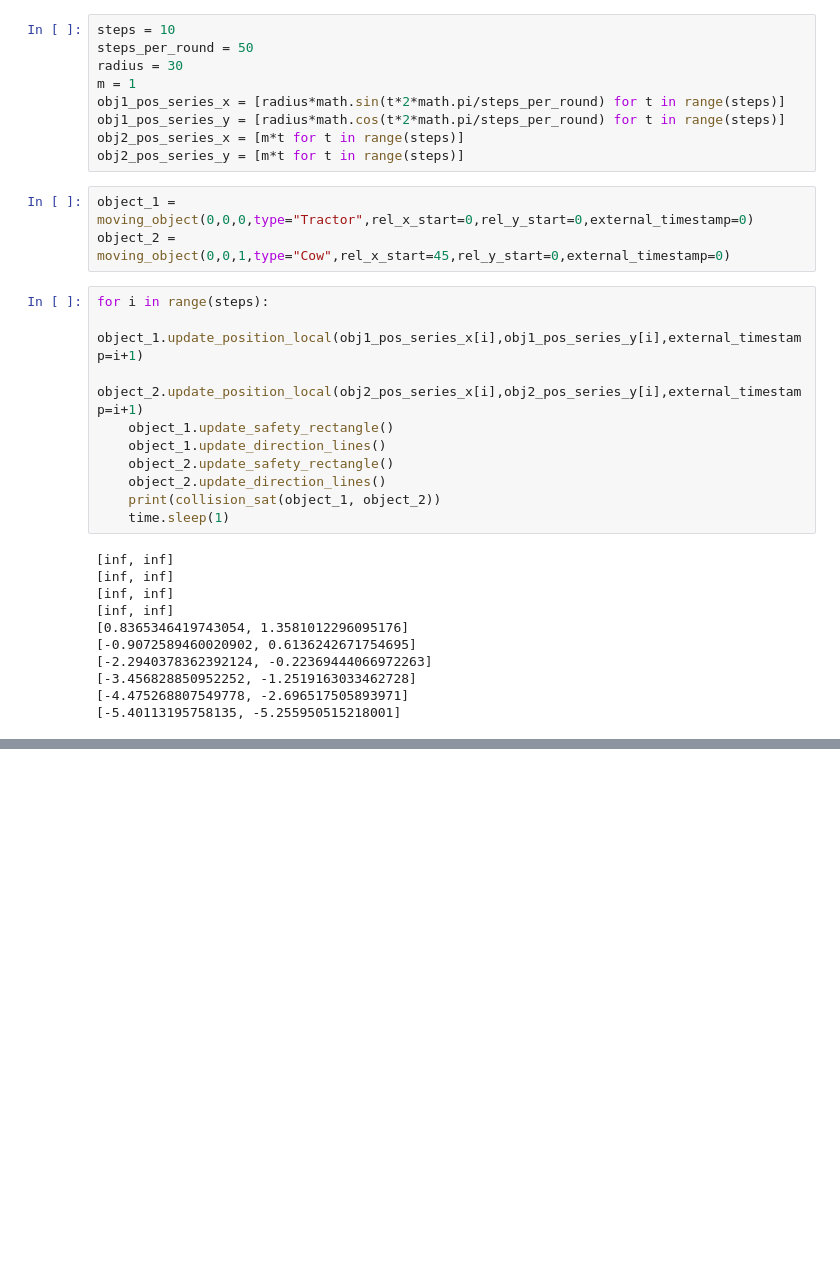
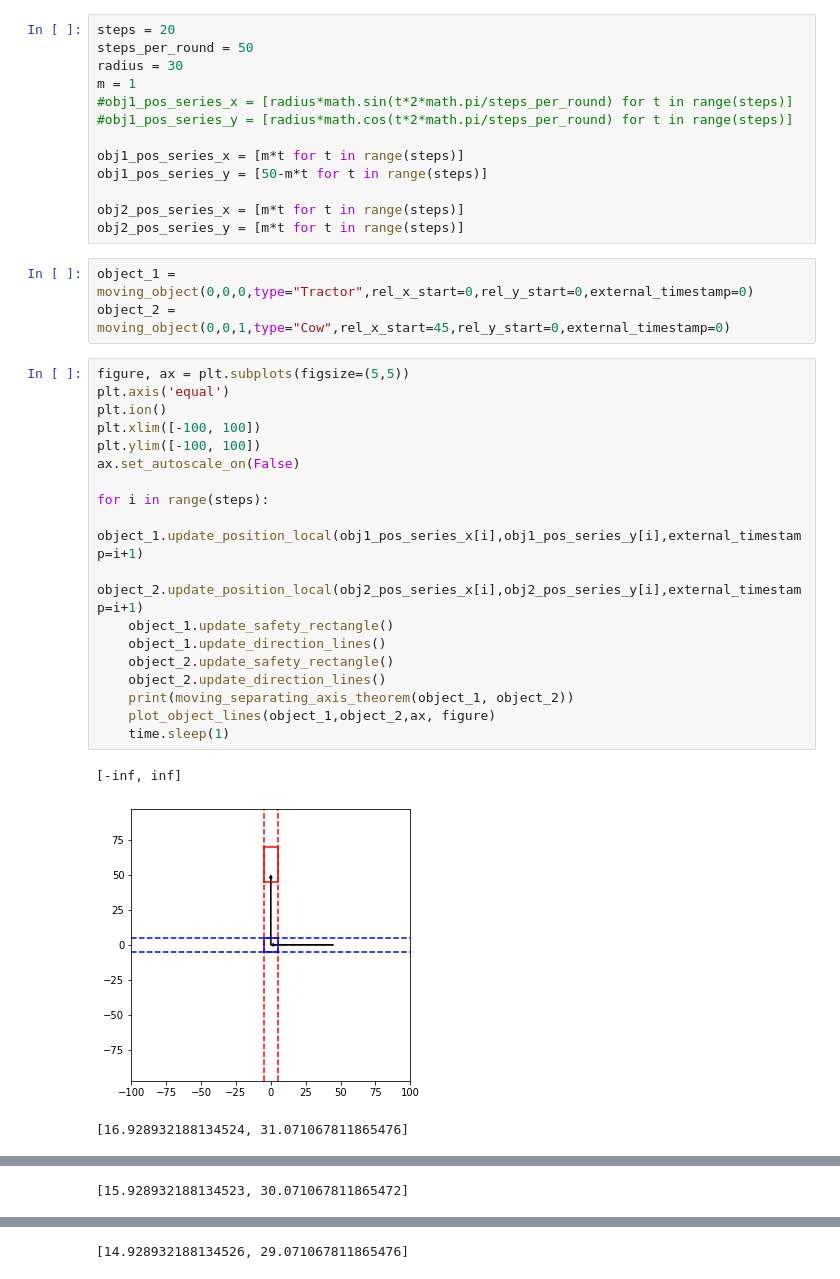
Before and after one commit to FlexiGroBots-H2020/Collision_Avoidance, a Jupyter notebook: collision_detection_sat.ipynb, the cells around one changed output, grey strips where cells are left out. Saved outputs shown, nothing was run; the diff lists cells and outputs as text; blank space fills up the shorter version.

```diff
--- a/collision_detection_sat.ipynb
+++ b/collision_detection_sat.ipynb
@@ -6,35 +5,40 @@ from matplotlib.animation import FuncAnimation
 plt.style.use('default')
 import time
 # %%
-steps = 10
+steps = 20
 steps_per_round = 50
 radius = 30
 m = 1
-obj1_pos_series_x = [radius*math.sin(t*2*math.pi/steps_per_round) for t in range(steps)]
-obj1_pos_series_y = [radius*math.cos(t*2*math.pi/steps_per_round) for t in range(steps)]
+#obj1_pos_series_x = [radius*math.sin(t*2*math.pi/steps_per_round) for t in range(steps)]
+#obj1_pos_series_y = [radius*math.cos(t*2*math.pi/steps_per_round) for t in range(steps)]
+
+obj1_pos_series_x = [m*t for t in range(steps)]
+obj1_pos_series_y = [50-m*t for t in range(steps)]
+
 obj2_pos_series_x = [m*t for t in range(steps)]
 obj2_pos_series_y = [m*t for t in range(steps)]
 # %%
 object_1 = moving_object(0,0,0,type="Tractor",rel_x_start=0,rel_y_start=0,external_timestamp=0)
 object_2 = moving_object(0,0,1,type="Cow",rel_x_start=45,rel_y_start=0,external_timestamp=0)
 # %%
+figure, ax = plt.subplots(figsize=(5,5))
+plt.axis('equal')
+plt.ion()
+plt.xlim([-100, 100])
+plt.ylim([-100, 100])
+ax.set_autoscale_on(False)
+
 for i in range(steps):
     object_1.update_position_local(obj1_pos_series_x[i],obj1_pos_series_y[i],external_timestamp=i+1)
     object_2.update_position_local(obj2_pos_series_x[i],obj2_pos_series_y[i],external_timestamp=i+1)
     object_1.update_safety_rectangle()
     object_1.update_direction_lines()
     object_2.update_safety_rectangle()
     object_2.update_direction_lines()
-    print(collision_sat(object_1, object_2))
+    print(moving_separating_axis_theorem(object_1, object_2))
+    plot_object_lines(object_1,object_2,ax, figure)
     time.sleep(1)
 # %% [output]
-[inf, inf]
-[inf, inf]
-[inf, inf]
-[inf, inf]
-[0.8365346419743054, 1.3581012296095176]
-[-0.9072589460020902, 0.6136242671754695]
-[-2.2940378362392124, -0.22369444066972263]
-[-3.456828850952252, -1.2519163033462728]
-[-4.475268807549778, -2.696517505893971]
-[-5.40113195758135, -5.255950515218001]
+[-inf, inf]
+[figure, added]
+[16.928932188134524, 31.071067811865476]
@@ -40,0 +46 @@ for i in range(steps):
+[15.928932188134523, 30.071067811865472]
@@ -40,0 +48 @@ for i in range(steps):
+[14.928932188134526, 29.071067811865476]
```
Also changed, not shown: parts of 3 cells of this notebook, 6 other files.
